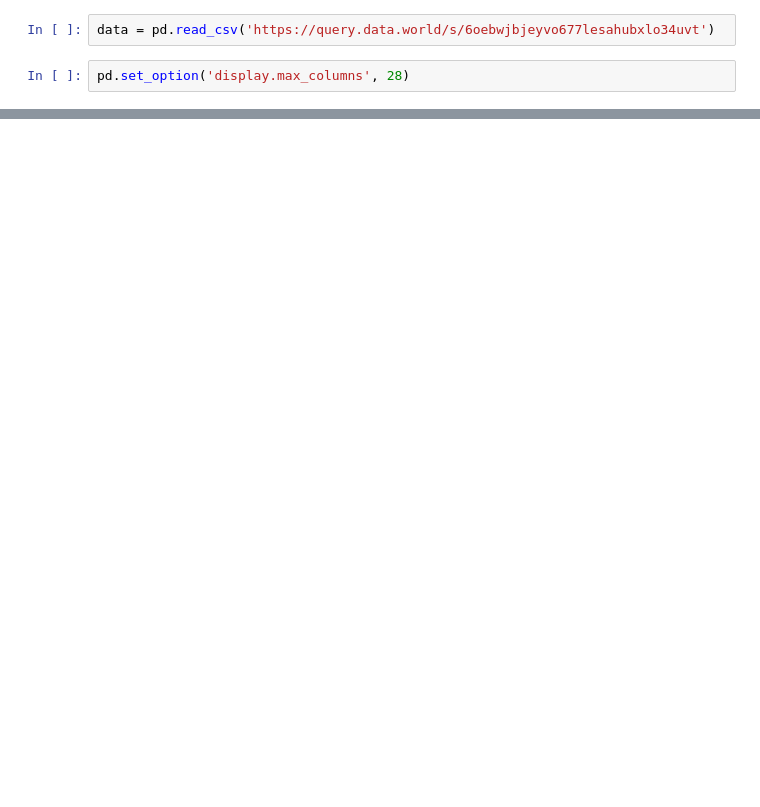
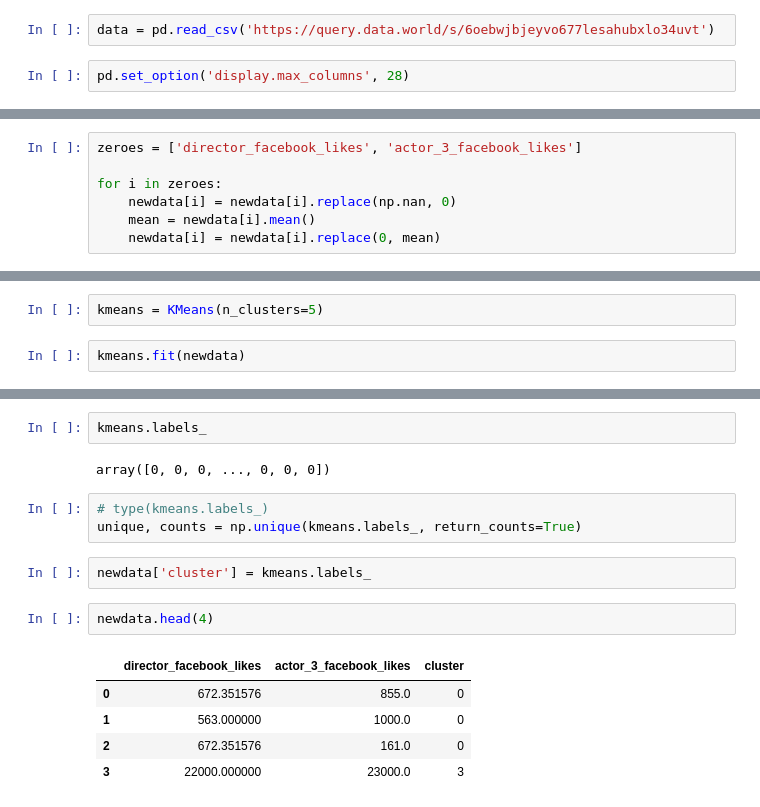
Before and after one commit to Pragades-Rajagopal/Data_Science_exercises, a Jupyter notebook: kmeans clustering.ipynb, the cells around one changed output, grey strips where cells are left out. Drawn from its saved outputs; the diff is of its cells as text; blank space fills up the shorter version.

```diff
--- a/kmeans clustering.ipynb
+++ b/kmeans clustering.ipynb
@@ -22,0 +60,7 @@ data.head(5)
+# %%
+zeroes = ['director_facebook_likes', 'actor_3_facebook_likes']
+
+for i in zeroes:
+    newdata[i] = newdata[i].replace(np.nan, 0)
+    mean = newdata[i].mean()
+    newdata[i] = newdata[i].replace(0, mean)
@@ -22,0 +69,4 @@ data.head(5)
+# %%
+kmeans = KMeans(n_clusters=5)
+# %%
+kmeans.fit(newdata)
@@ -22,0 +85,17 @@ data.head(5)
+# %%
+kmeans.labels_
+# %% [output]
+array([0, 0, 0, ..., 0, 0, 0])
+# %%
+# type(kmeans.labels_)
+unique, counts = np.unique(kmeans.labels_, return_counts=True)
+# %%
+newdata['cluster'] = kmeans.labels_
+# %%
+newdata.head(4)
+# %% [output]
+|  | director_facebook_likes | actor_3_facebook_likes | cluster |
+| 0 | 672.351576 | 855.0 | 0 |
+| 1 | 563.000000 | 1000.0 | 0 |
+| 2 | 672.351576 | 161.0 | 0 |
+| 3 | 22000.000000 | 23000.0 | 3 |
```
Also changed, not shown: parts of 10 cells of this notebook.
